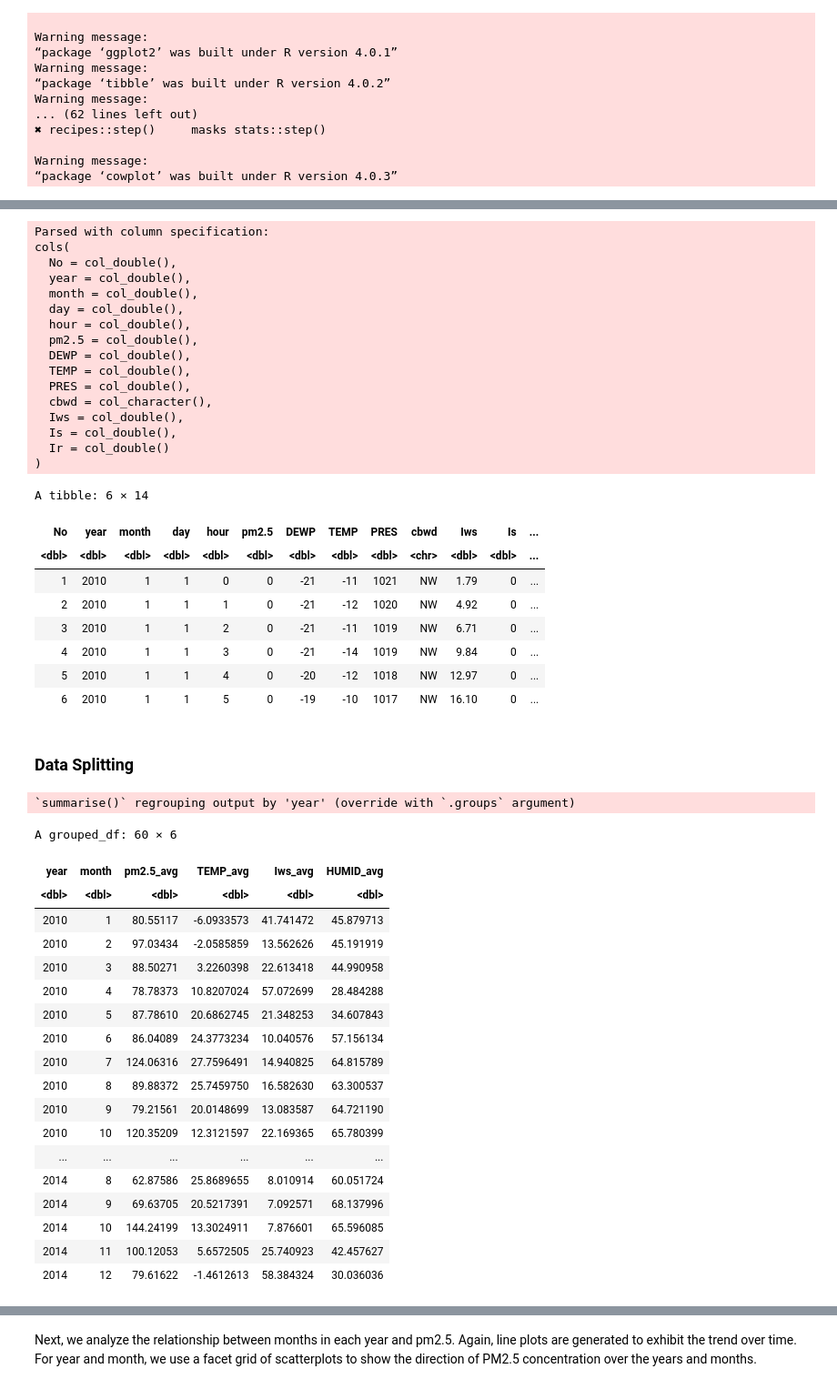
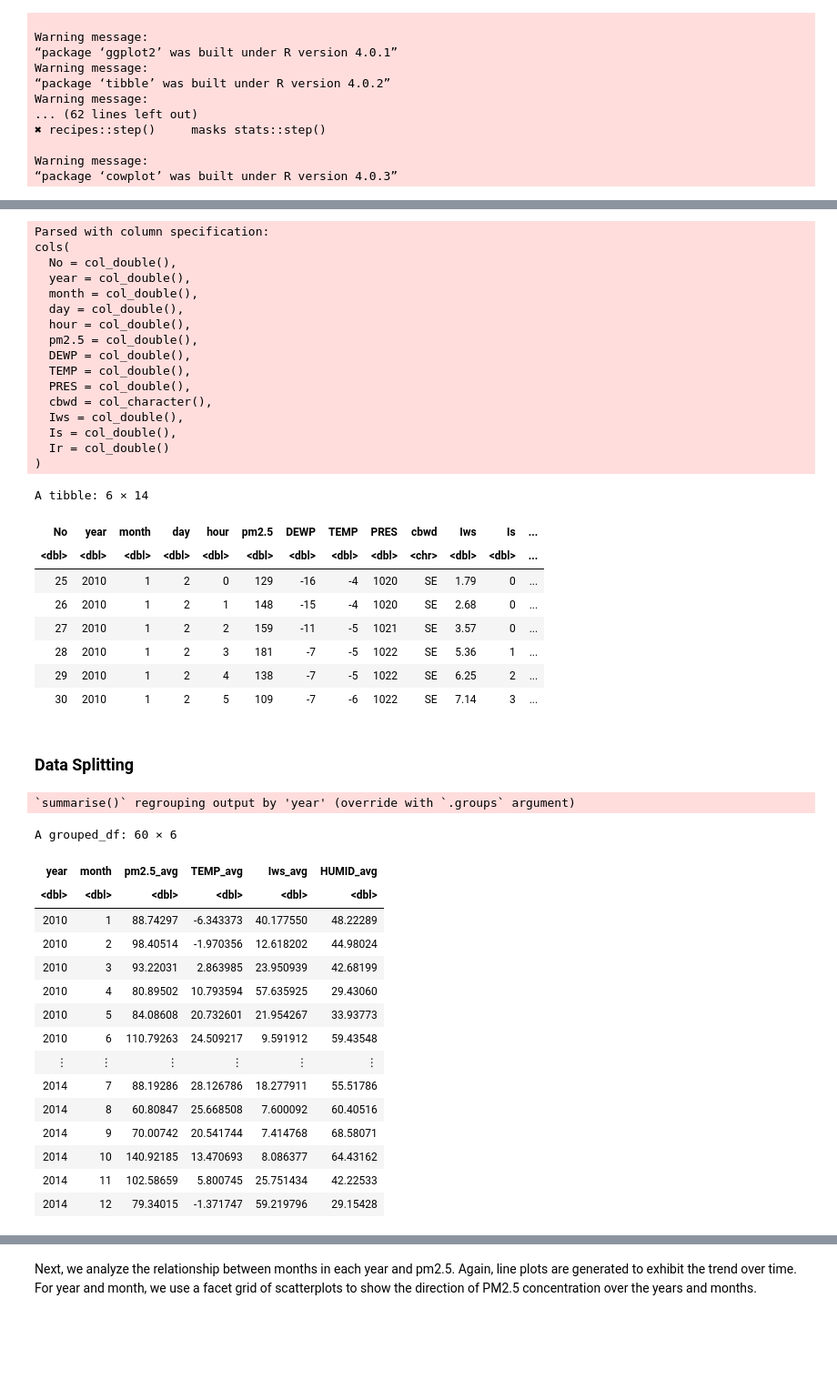
Before and after one commit to Nick-2003/DSCI-100-Group-6-Project, a Jupyter notebook: dsci100 visualize data project.ipynb, the cells around one changed output, grey strips where cells are left out. Shown at 91% size. Cells and saved outputs as stored; diff of their text form; code cells hidden in the pictures; blank space fills up the shorter version.

```diff
--- a/dsci100 visualize data project.ipynb
+++ b/dsci100 visualize data project.ipynb
@@ -39,7 +39,8 @@ We read the dataset into R as shown below, including a new column for humidity c
 # %%
 url <- "https://archive.ics.uci.edu/ml/machine-learning-databases/00381/PRSA_data_2010.1.1-2014.12.31.csv"
 pollution <- read_csv(url)
-pollution[is.na(pollution)] <- 0
+pollution <- na.omit(pollution)
+# pollution[is.na(pollution)] <- 0
 pollution <- mutate(pollution, HUMID = 100 - 5 * (TEMP - DEWP))
 head(pollution)
 # %% [output]
@@ -62,43 +63,41 @@ cols(
 A tibble: 6 × 14
 | No | year | month | day | hour | pm2.5 | DEWP | TEMP | PRES | cbwd | Iws | Is | ... |
 | <dbl> | <dbl> | <dbl> | <dbl> | <dbl> | <dbl> | <dbl> | <dbl> | <dbl> | <chr> | <dbl> | <dbl> | ... |
-| 1 | 2010 | 1 | 1 | 0 | 0 | -21 | -11 | 1021 | NW | 1.79 | 0 | ... |
-| 2 | 2010 | 1 | 1 | 1 | 0 | -21 | -12 | 1020 | NW | 4.92 | 0 | ... |
-| 3 | 2010 | 1 | 1 | 2 | 0 | -21 | -11 | 1019 | NW | 6.71 | 0 | ... |
-| 4 | 2010 | 1 | 1 | 3 | 0 | -21 | -14 | 1019 | NW | 9.84 | 0 | ... |
-| 5 | 2010 | 1 | 1 | 4 | 0 | -20 | -12 | 1018 | NW | 12.97 | 0 | ... |
-| 6 | 2010 | 1 | 1 | 5 | 0 | -19 | -10 | 1017 | NW | 16.10 | 0 | ... |
+| 25 | 2010 | 1 | 2 | 0 | 129 | -16 | -4 | 1020 | SE | 1.79 | 0 | ... |
+| 26 | 2010 | 1 | 2 | 1 | 148 | -15 | -4 | 1020 | SE | 2.68 | 0 | ... |
+| 27 | 2010 | 1 | 2 | 2 | 159 | -11 | -5 | 1021 | SE | 3.57 | 0 | ... |
+| 28 | 2010 | 1 | 2 | 3 | 181 | -7 | -5 | 1022 | SE | 5.36 | 1 | ... |
+| 29 | 2010 | 1 | 2 | 4 | 138 | -7 | -5 | 1022 | SE | 6.25 | 2 | ... |
+| 30 | 2010 | 1 | 2 | 5 | 109 | -7 | -6 | 1022 | SE | 7.14 | 3 | ... |
 # %% [markdown]
 ### Data Splitting
 # %%
+options(repr.matrix.max.rows = 12)
 pollution_split <- initial_split(pollution, prop=3/4, strata = pm2.5)
 pollution_training <- training(pollution_split)
 pollution_testing <- testing(pollution_split)
 pollute_avg <- pollution_training %>%
      select(year, month, day, hour, pm2.5, DEWP, TEMP, Iws, HUMID) %>%
      group_by(year,month) %>%
      summarise(pm2.5_avg = mean(pm2.5, na.rm = TRUE),TEMP_avg = mean(TEMP, na.rm = TRUE),Iws_avg = mean(Iws, na.rm = TRUE), HUMID_avg = mean(HUMID, na.rm = TRUE))
 pollute_avg
 # %% [output]
 `summarise()` regrouping output by 'year' (override with `.groups` argument)
 A grouped_df: 60 × 6
 | year | month | pm2.5_avg | TEMP_avg | Iws_avg | HUMID_avg |
 | <dbl> | <dbl> | <dbl> | <dbl> | <dbl> | <dbl> |
-| 2010 | 1 | 80.55117 | -6.0933573 | 41.741472 | 45.879713 |
-| 2010 | 2 | 97.03434 | -2.0585859 | 13.562626 | 45.191919 |
-| 2010 | 3 | 88.50271 | 3.2260398 | 22.613418 | 44.990958 |
-| 2010 | 4 | 78.78373 | 10.8207024 | 57.072699 | 28.484288 |
-| 2010 | 5 | 87.78610 | 20.6862745 | 21.348253 | 34.607843 |
-| 2010 | 6 | 86.04089 | 24.3773234 | 10.040576 | 57.156134 |
-| 2010 | 7 | 124.06316 | 27.7596491 | 14.940825 | 64.815789 |
-| 2010 | 8 | 89.88372 | 25.7459750 | 16.582630 | 63.300537 |
-| 2010 | 9 | 79.21561 | 20.0148699 | 13.083587 | 64.721190 |
-| 2010 | 10 | 120.35209 | 12.3121597 | 22.169365 | 65.780399 |
-| ... | ... | ... | ... | ... | ... |
-| 2014 | 8 | 62.87586 | 25.8689655 | 8.010914 | 60.051724 |
-| 2014 | 9 | 69.63705 | 20.5217391 | 7.092571 | 68.137996 |
-| 2014 | 10 | 144.24199 | 13.3024911 | 7.876601 | 65.596085 |
-| 2014 | 11 | 100.12053 | 5.6572505 | 25.740923 | 42.457627 |
-| 2014 | 12 | 79.61622 | -1.4612613 | 58.384324 | 30.036036 |
+| 2010 | 1 | 88.74297 | -6.343373 | 40.177550 | 48.22289 |
+| 2010 | 2 | 98.40514 | -1.970356 | 12.618202 | 44.98024 |
+| 2010 | 3 | 93.22031 | 2.863985 | 23.950939 | 42.68199 |
+| 2010 | 4 | 80.89502 | 10.793594 | 57.635925 | 29.43060 |
+| 2010 | 5 | 84.08608 | 20.732601 | 21.954267 | 33.93773 |
+| 2010 | 6 | 110.79263 | 24.509217 | 9.591912 | 59.43548 |
+| ⋮ | ⋮ | ⋮ | ⋮ | ⋮ | ⋮ |
+| 2014 | 7 | 88.19286 | 28.126786 | 18.277911 | 55.51786 |
+| 2014 | 8 | 60.80847 | 25.668508 | 7.600092 | 60.40516 |
+| 2014 | 9 | 70.00742 | 20.541744 | 7.414768 | 68.58071 |
+| 2014 | 10 | 140.92185 | 13.470693 | 8.086377 | 64.43162 |
+| 2014 | 11 | 102.58659 | 5.800745 | 25.751434 | 42.22533 |
+| 2014 | 12 | 79.34015 | -1.371747 | 59.219796 | 29.15428 |
 # %% [markdown]
 ### Graphs of Temperature, Wind Speed and Relative Humidity
```
Also changed, not shown: parts of 8 cells of this notebook.
